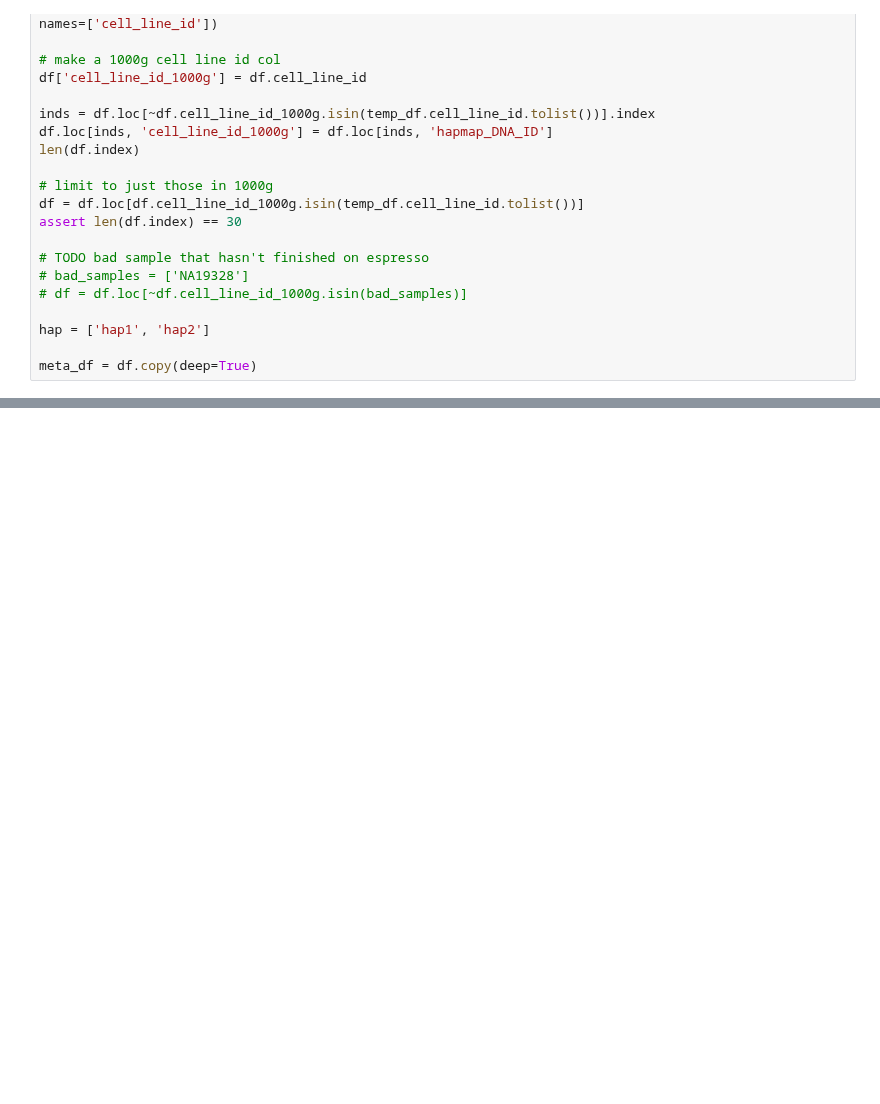
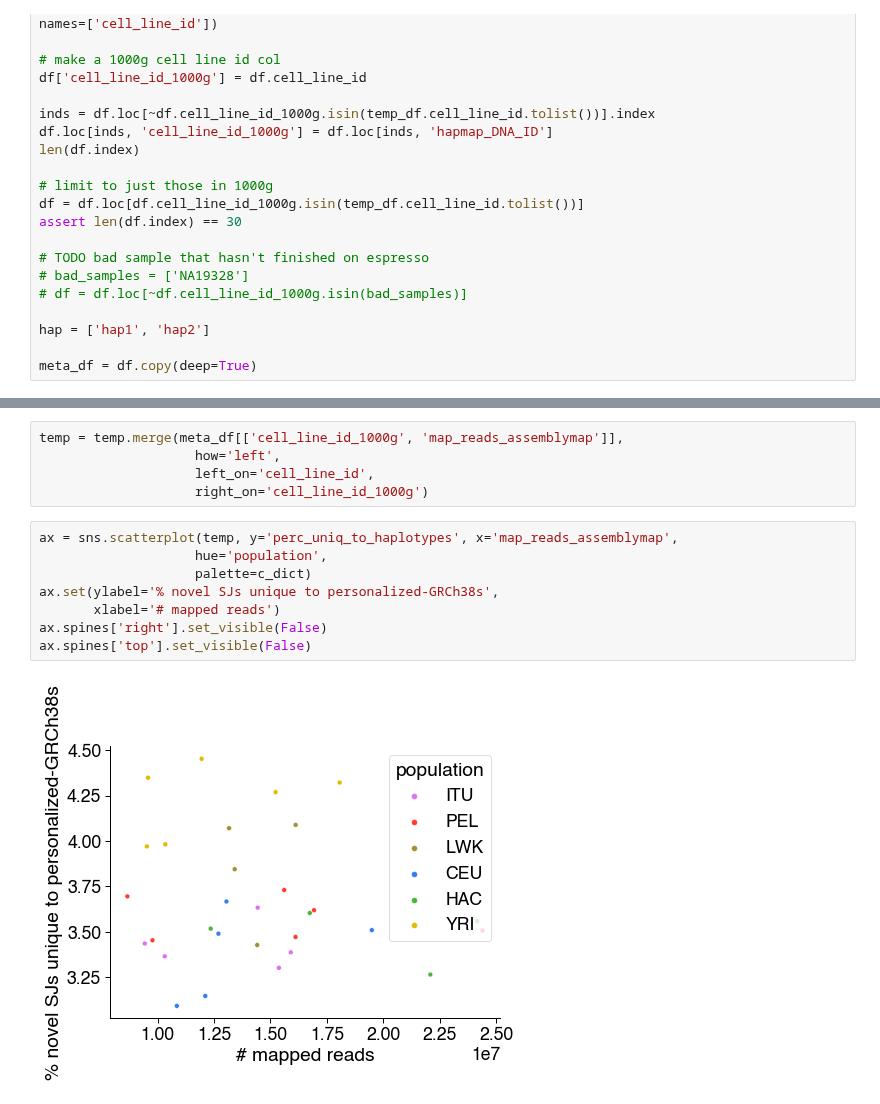
Before and after one commit to fairliereese/240903_pt, a Jupyter notebook: analysis/td_personal_perc_nov_sjs_not_in_hg38.ipynb, the cells around one changed output, grey strips where cells are left out. Saved outputs shown, nothing was run; the diff lists cells and outputs as text; blank space fills up the shorter version.

```diff
--- a/analysis/td_personal_perc_nov_sjs_not_in_hg38.ipynb
+++ b/analysis/td_personal_perc_nov_sjs_not_in_hg38.ipynb
@@ -62,0 +145,15 @@ meta_df = df.copy(deep=True)
+# %%
+temp = temp.merge(meta_df[['cell_line_id_1000g', 'map_reads_assemblymap']],
+                    how='left',
+                    left_on='cell_line_id',
+                    right_on='cell_line_id_1000g')
+# %%
+ax = sns.scatterplot(temp, y='perc_uniq_to_haplotypes', x='map_reads_assemblymap',
+                    hue='population',
+                    palette=c_dict)
+ax.set(ylabel='% novel SJs unique to personalized-GRCh38s',
+       xlabel='# mapped reads')
+ax.spines['right'].set_visible(False)
+ax.spines['top'].set_visible(False)
+# %% [output]
+[figure, added]
```
Also changed, not shown: parts of 24 cells of this notebook, 4 other files.
